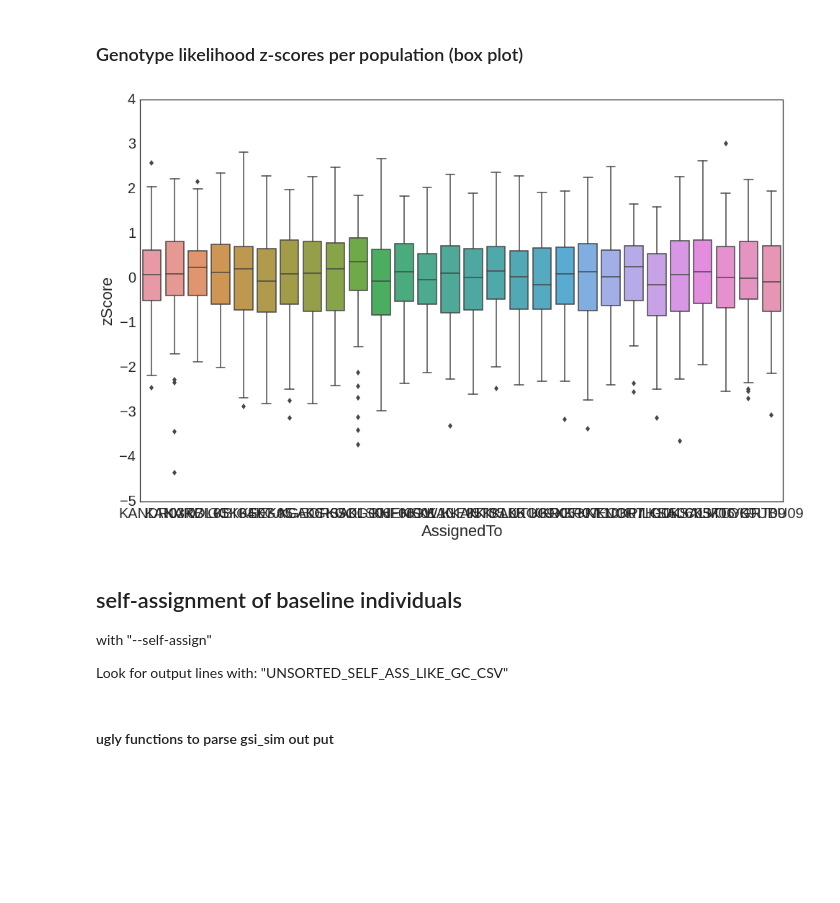
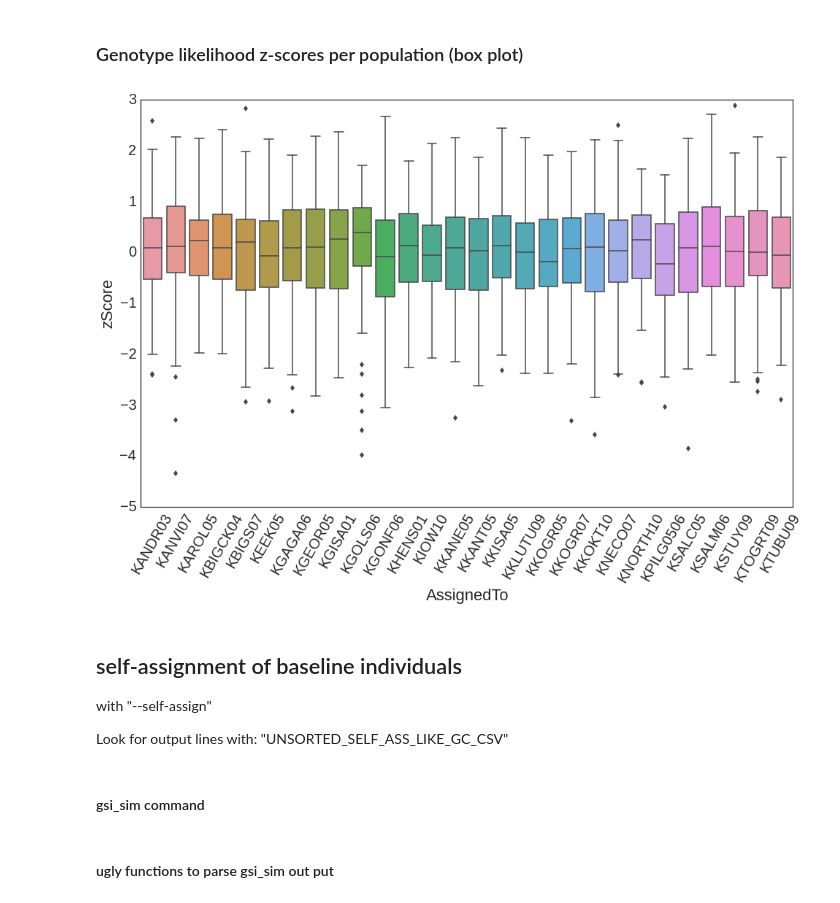
Before and after one commit to rwaples/chinook_gsi_example, a Jupyter notebook: gsi_sim.ipynb, the cells around one changed output. Saved outputs shown, nothing was run; the diff lists cells and outputs as text; code cells hidden in the pictures; blank space fills up the shorter version.

Commit message:
updated plots with feedback

```diff
--- a/gsi_sim.ipynb
+++ b/gsi_sim.ipynb
@@ -116,15 +129,18 @@ plot_z_scores_violin('/home/ipseg/Desktop/waples/chinook_gsi_example/baseline_lo
 # %%
 figsize(16,10)
 zs = pd.read_csv('/home/ipseg/Desktop/waples/chinook_gsi_example/baseline_logl_summary.txt', sep = "\t")
 sns.boxplot(zs['zScore'][:-1], groupby = zs['AssignedTo'][:-1], fliersize = 6)
+plt.xticks(rotation=60)
 plt.show()
 # %% [output]
-[figure, old version]
+[figure, new version]
 # %% [markdown]
 ## self-assignment of baseline individuals
 with "--self-assign"
 
 Look for output lines with: "UNSORTED_SELF_ASS_LIKE_GC_CSV"
+# %% [markdown]
+#### gsi_sim command
 # %%
 !{GSISIM_PATH} \
 --baseline-genotypes ./baseline.txt \
```
Also changed, not shown: parts of 36 cells of this notebook, 2 other files.
